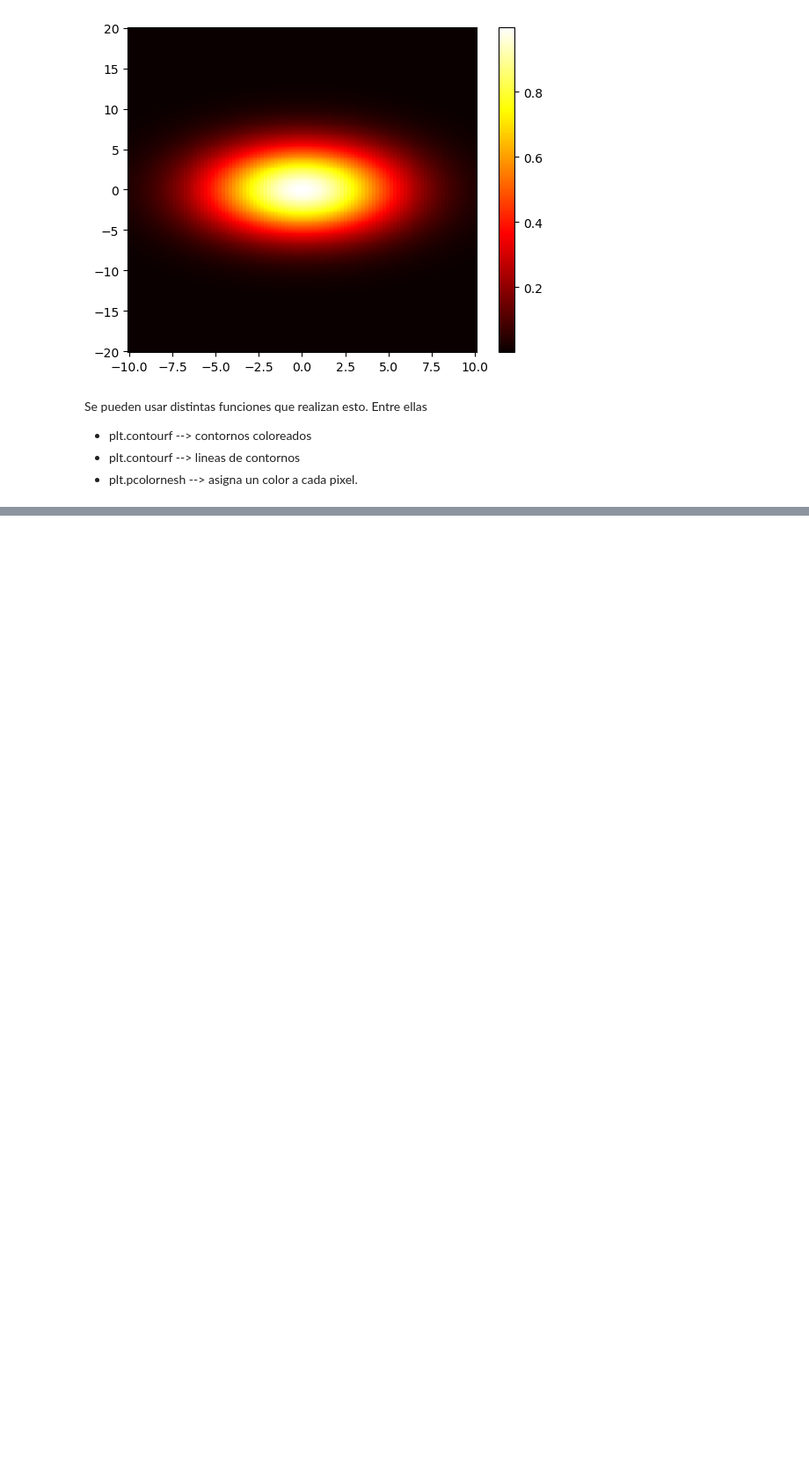
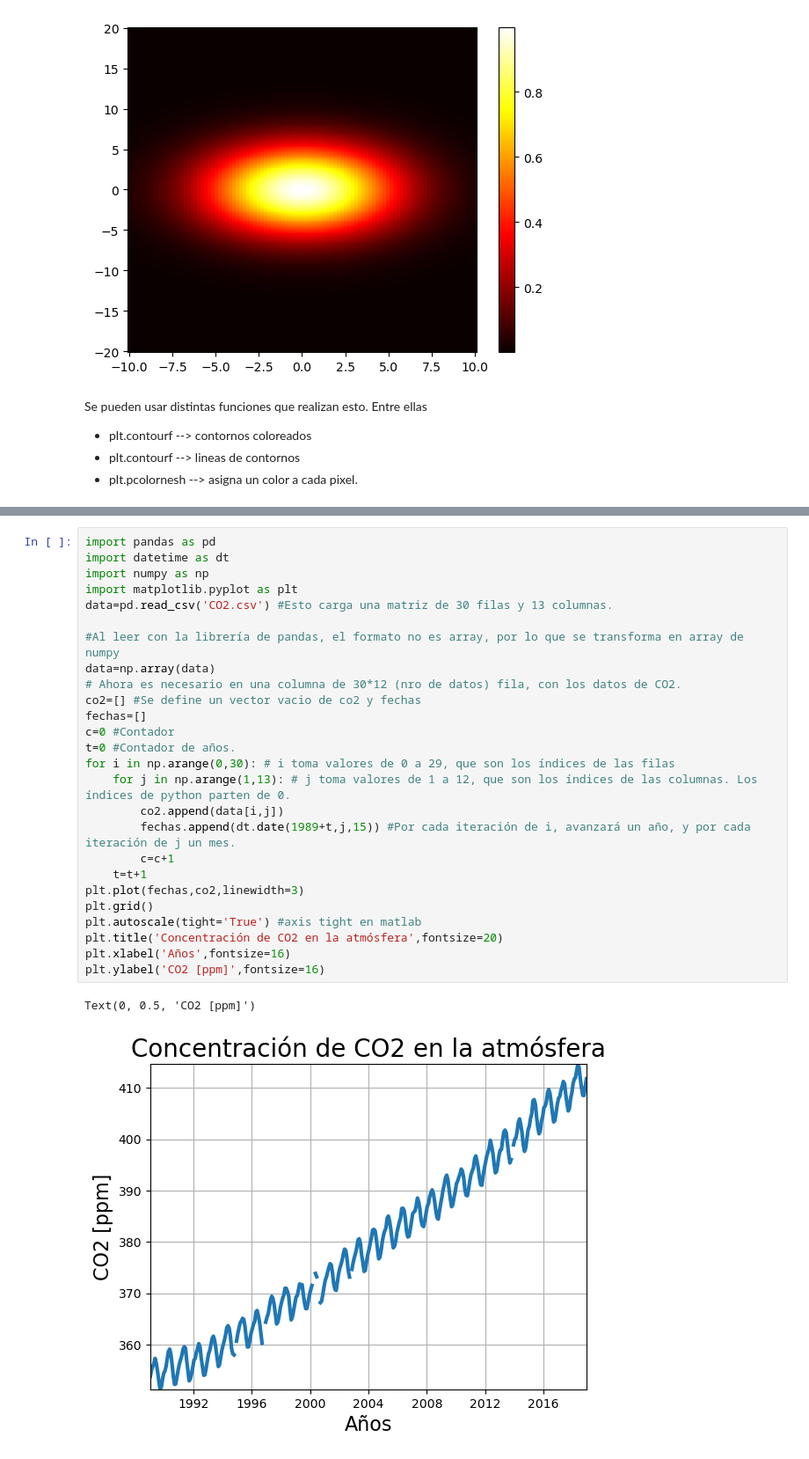
Before and after one commit to Jotacesh/MATLAB-to-Python, a Jupyter notebook: Pyhton Básico.ipynb, the cells around one changed output, grey strips where cells are left out. Shown at 88% size. Cells and saved outputs as stored; diff of their text form; blank space fills up the shorter version.

```diff
--- a/Pyhton Básico.ipynb
+++ b/Pyhton Básico.ipynb
@@ -99,0 +133,29 @@ Se pueden usar distintas funciones que realizan esto. Entre ellas
+# %%
+import pandas as pd
+import datetime as dt
+import numpy as np
+import matplotlib.pyplot as plt
+data=pd.read_csv('CO2.csv') #Esto carga una matriz de 30 filas y 13 columnas.
+
+#Al leer con la librería de pandas, el formato no es array, por lo que se transforma en array de numpy
+data=np.array(data)
+# Ahora es necesario en una columna de 30*12 (nro de datos) fila, con los datos de CO2.
+co2=[] #Se define un vector vacio de co2 y fechas
+fechas=[]
+c=0 #Contador
+t=0 #Contador de años.
+for i in np.arange(0,30): # i toma valores de 0 a 29, que son los índices de las filas
+    for j in np.arange(1,13): # j toma valores de 1 a 12, que son los índices de las columnas. Los índices de python parten de 0.
+        co2.append(data[i,j])
+        fechas.append(dt.date(1989+t,j,15)) #Por cada iteración de i, avanzará un año, y por cada iteración de j un mes.
+        c=c+1
+    t=t+1
+plt.plot(fechas,co2,linewidth=3)
+plt.grid()
+plt.autoscale(tight='True') #axis tight en matlab
+plt.title('Concentración de CO2 en la atmósfera',fontsize=20)
+plt.xlabel('Años',fontsize=16)
+plt.ylabel('CO2 [ppm]',fontsize=16)
+# %% [output]
+Text(0, 0.5, 'CO2 [ppm]')
+[figure, added]
```
Also changed, not shown: parts of 11 cells of this notebook.
